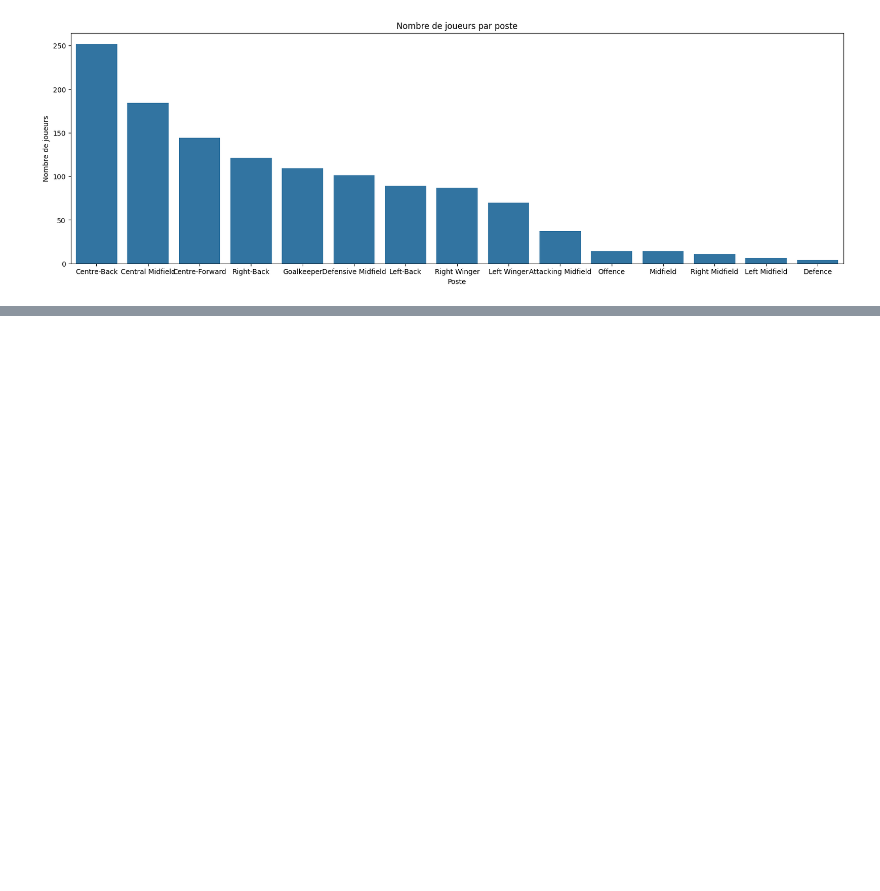
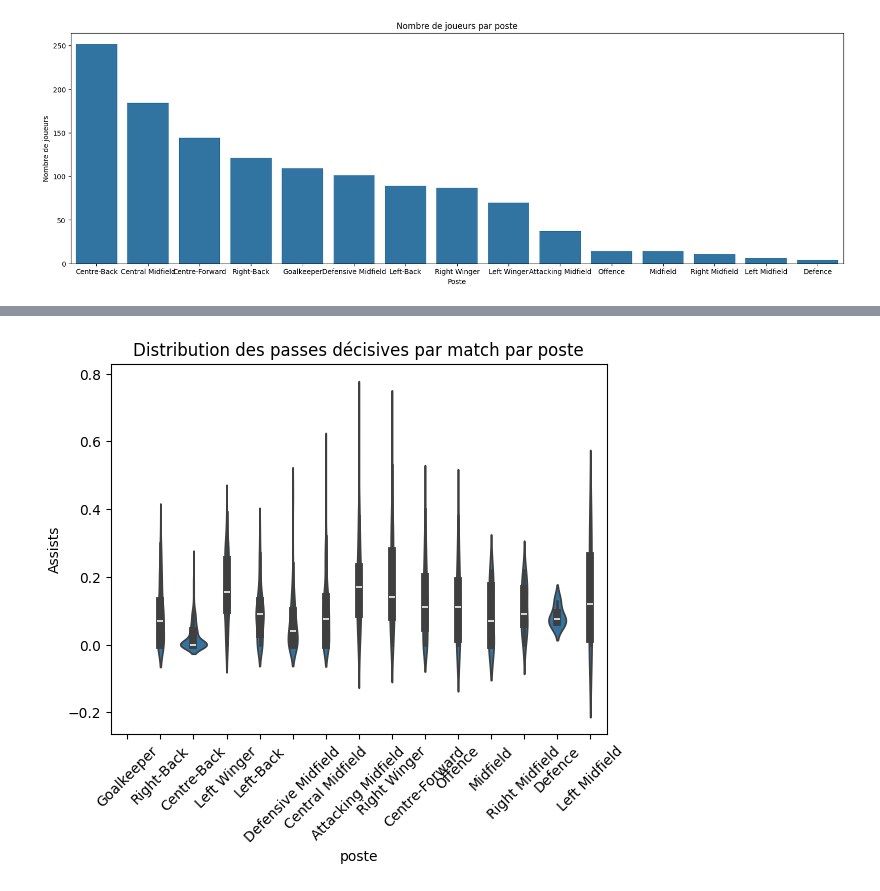
Before and after one commit to BastIA8/VisualisationFootStats, a Jupyter notebook: src/Visualisation.ipynb, the cells around one changed output, grey strips where cells are left out. Drawn from its saved outputs; the diff is of its cells as text; code cells hidden in the pictures; blank space fills up the shorter version.

```diff
--- a/src/Visualisation.ipynb
+++ b/src/Visualisation.ipynb
@@ -22,0 +33,7 @@ plt.show()
+# %%
+sns.violinplot(x='poste', y='Assists', data=stats)
+plt.xticks(rotation=45)
+plt.title('Distribution des passes décisives par match par poste')
+plt.show()
+# %% [output]
+[figure, added]
```
Also changed, not shown: parts of 9 cells of this notebook.
